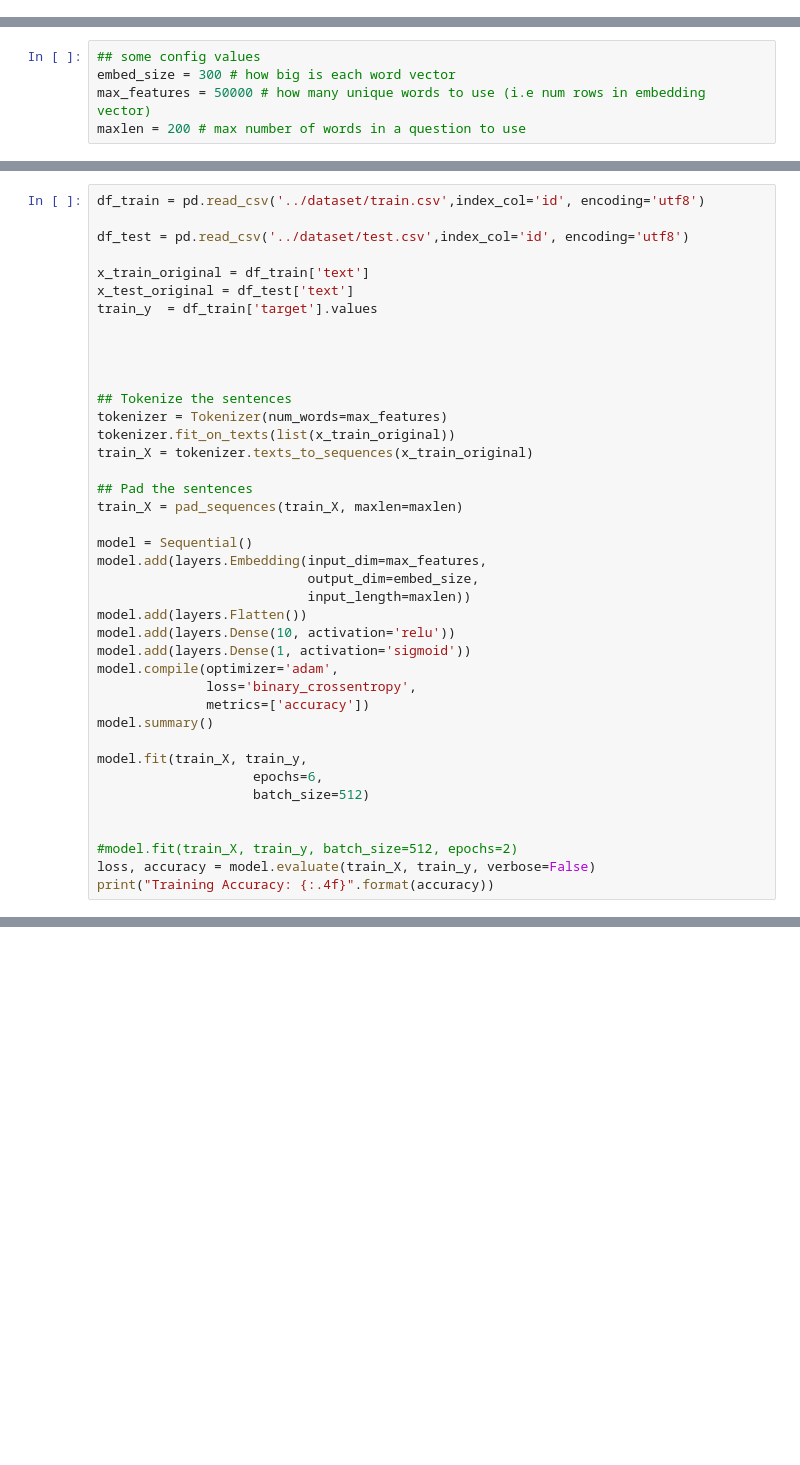
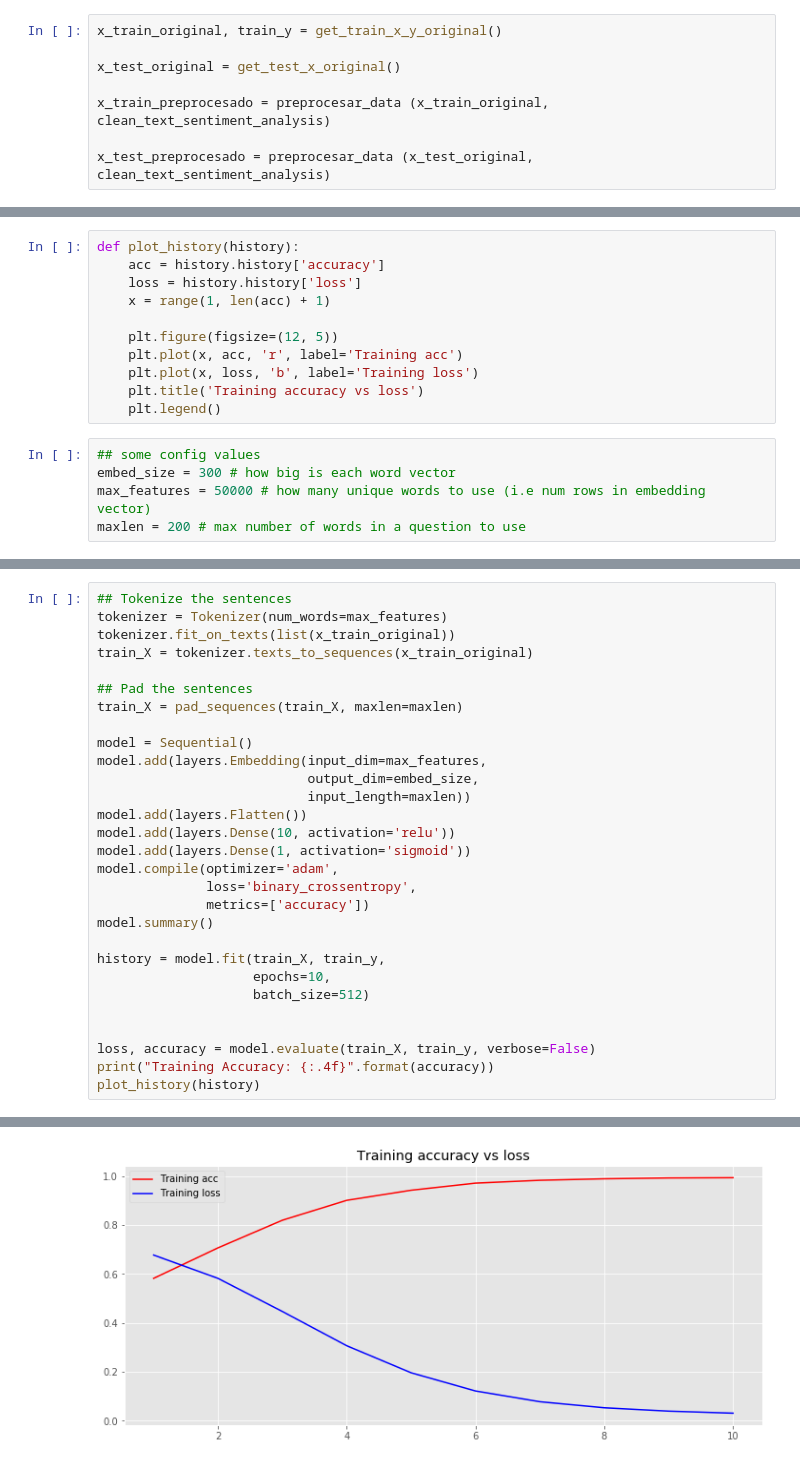
Before and after one commit to mariaCelesteCingolani/7506TP2, a Jupyter notebook: 9. Perceptron Multilayer/9_PerceptronMultilayer.ipynb, the cells around one changed output, grey strips where cells are left out. Cells and saved outputs as stored; diff of their text form; blank space fills up the shorter version.

```diff
--- a/9. Perceptron Multilayer/9_PerceptronMultilayer.ipynb
+++ b/9. Perceptron Multilayer/9_PerceptronMultilayer.ipynb
@@ -39,0 +43,8 @@ if gpus:
+# %%
+x_train_original, train_y = get_train_x_y_original()
+
+x_test_original = get_test_x_original()
+
+x_train_preprocesado = preprocesar_data (x_train_original, clean_text_sentiment_analysis)
+
+x_test_preprocesado = preprocesar_data (x_test_original, clean_text_sentiment_analysis)
@@ -40,3 +82,14 @@ if gpus:
+# %%
+def plot_history(history):
+    acc = history.history['accuracy']
+    loss = history.history['loss']
+    x = range(1, len(acc) + 1)
+
+    plt.figure(figsize=(12, 5))
+    plt.plot(x, acc, 'r', label='Training acc')
+    plt.plot(x, loss, 'b', label='Training loss')
+    plt.title('Training accuracy vs loss')
+    plt.legend()
 # %%
 ## some config values
 embed_size = 300 # how big is each word vector
@@ -45,15 +103,4 @@ maxlen = 200 # max number of words in a question to use
 # %%
-df_train = pd.read_csv('../dataset/train.csv',index_col='id', encoding='utf8')
-
-df_test = pd.read_csv('../dataset/test.csv',index_col='id', encoding='utf8')
-
-x_train_original = df_train['text']
-x_test_original = df_test['text']
-train_y  = df_train['target'].values
-
-
-
-
 ## Tokenize the sentences
 tokenizer = Tokenizer(num_words=max_features)
 tokenizer.fit_on_texts(list(x_train_original))
@@ -74,12 +121,12 @@ model.compile(optimizer='adam',
               metrics=['accuracy'])
 model.summary()
 
-model.fit(train_X, train_y,
-                    epochs=6,
+history = model.fit(train_X, train_y,
+                    epochs=10,
                     batch_size=512)
 
 
-#model.fit(train_X, train_y, batch_size=512, epochs=2)
 loss, accuracy = model.evaluate(train_X, train_y, verbose=False)
 print("Training Accuracy: {:.4f}".format(accuracy))
+plot_history(history)
 # %% [output]
@@ -102,0 +150 @@ Training Accuracy: 0.5703
+[figure, added]
```
Also changed, not shown: parts of 28 cells of this notebook, 7 other files.
